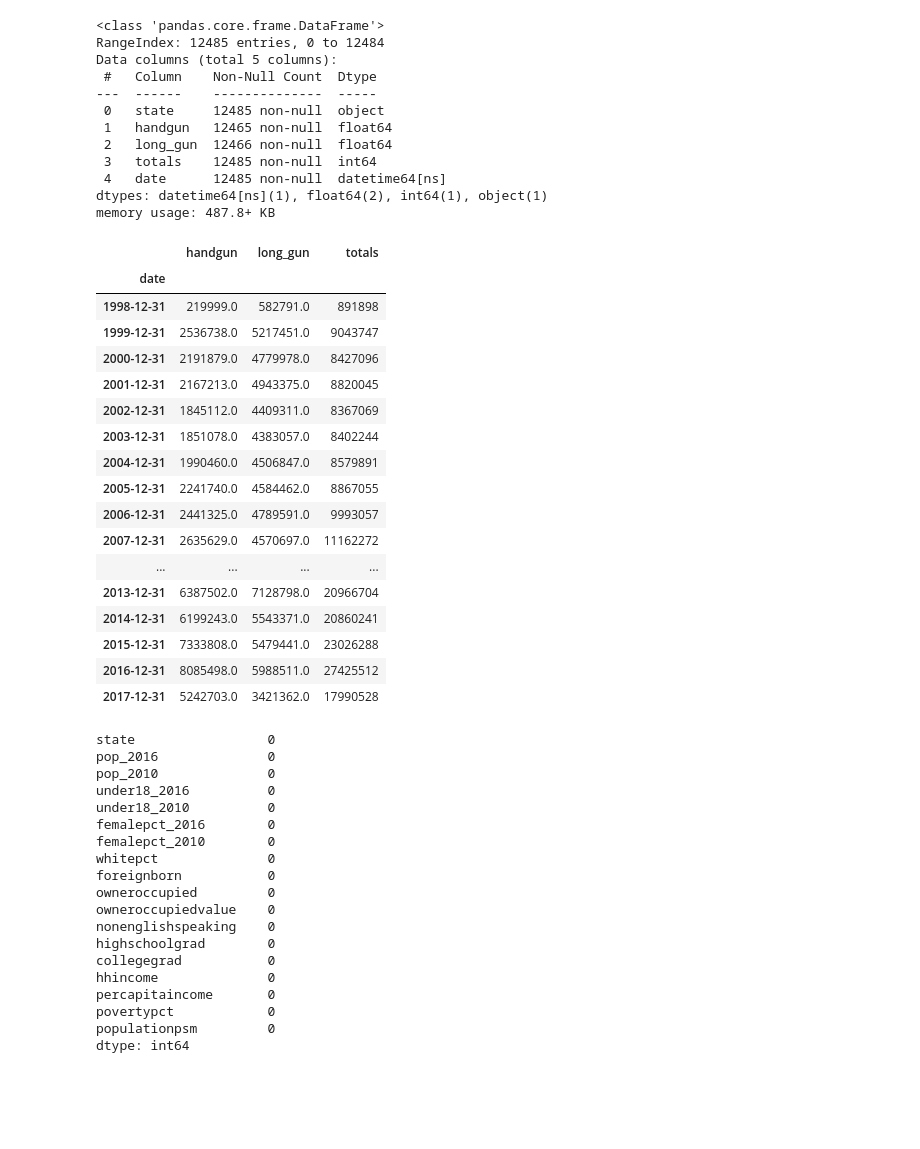
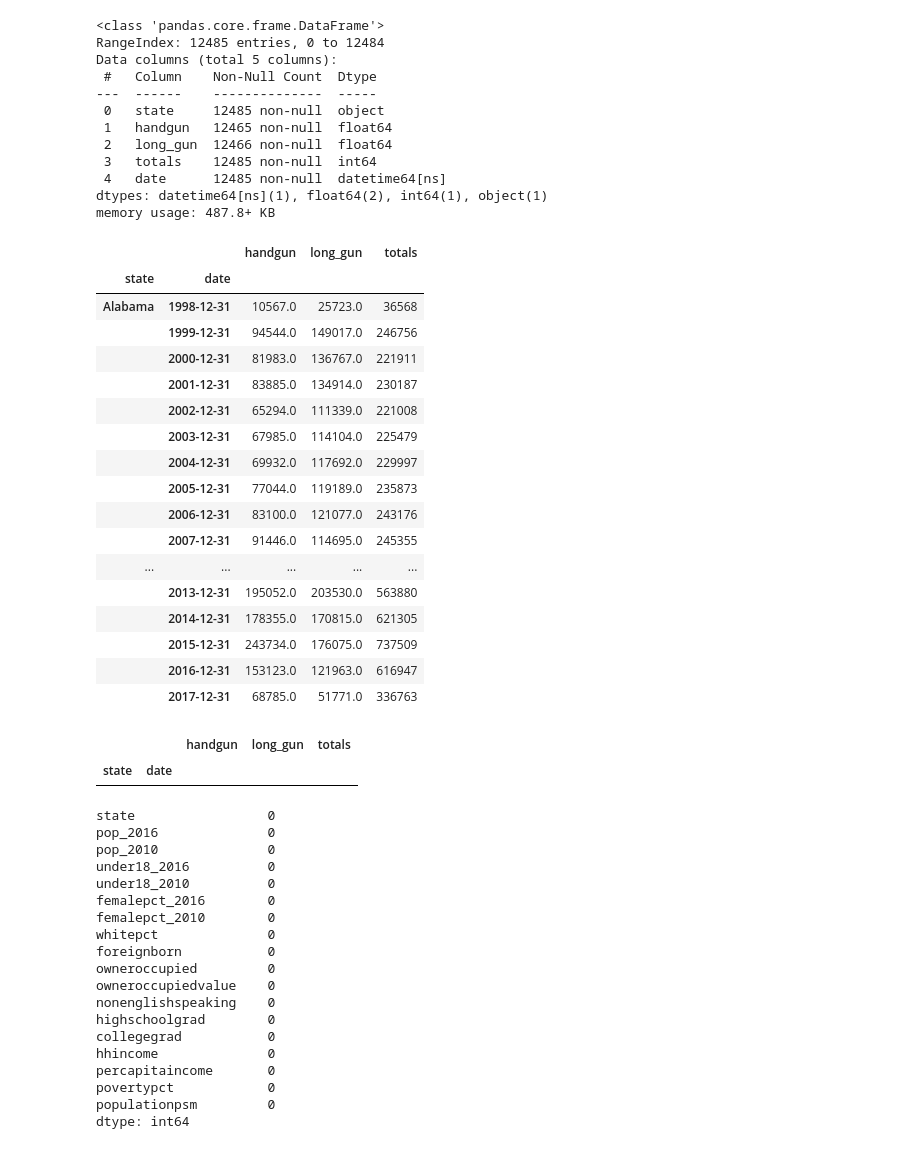
Before and after one commit to jonathanravel60/dataanalyst-p2, a Jupyter notebook: investigate-a-dataset-template-Copy4.ipynb, the cells around one changed output. Cells and saved outputs as stored; diff of their text form; code cells hidden in the pictures; blank space fills up the shorter version.

```diff
--- a/investigate-a-dataset-template-Copy4.ipynb
+++ b/investigate-a-dataset-template-Copy4.ipynb
@@ -344,24 +344,26 @@ Data columns (total 5 columns):
 dtypes: datetime64[ns](1), float64(2), int64(1), object(1)
 memory usage: 487.8+ KB
 # %%
-# Grouping gun data by year.
-df.groupby(pd.Grouper(key='date',freq='Y')).sum()
+# Group by state and year
+dfgroupby = df.groupby(['state', pd.Grouper(key='date',freq='Y')]).sum()
-# %% [output]
-|  | handgun | long_gun | totals |
-| date |  |  |  |
-| 1998-12-31 | 219999.0 | 582791.0 | 891898 |
-| 1999-12-31 | 2536738.0 | 5217451.0 | 9043747 |
-| 2000-12-31 | 2191879.0 | 4779978.0 | 8427096 |
-| 2001-12-31 | 2167213.0 | 4943375.0 | 8820045 |
-| 2002-12-31 | 1845112.0 | 4409311.0 | 8367069 |
-| 2003-12-31 | 1851078.0 | 4383057.0 | 8402244 |
-| 2004-12-31 | 1990460.0 | 4506847.0 | 8579891 |
-| 2005-12-31 | 2241740.0 | 4584462.0 | 8867055 |
-| 2006-12-31 | 2441325.0 | 4789591.0 | 9993057 |
-| 2007-12-31 | 2635629.0 | 4570697.0 | 11162272 |
-| ... | ... | ... | ... |
-| 2013-12-31 | 6387502.0 | 7128798.0 | 20966704 |
-| 2014-12-31 | 6199243.0 | 5543371.0 | 20860241 |
-| 2015-12-31 | 7333808.0 | 5479441.0 | 23026288 |
-| 2016-12-31 | 8085498.0 | 5988511.0 | 27425512 |
-| 2017-12-31 | 5242703.0 | 3421362.0 | 17990528 |
+# %%
+dfgroupby.head(20)
+# %% [output]
+|  |  | handgun | long_gun | totals |
+| state | date |  |  |  |
+| Alabama | 1998-12-31 | 10567.0 | 25723.0 | 36568 |
+|  | 1999-12-31 | 94544.0 | 149017.0 | 246756 |
+|  | 2000-12-31 | 81983.0 | 136767.0 | 221911 |
+|  | 2001-12-31 | 83885.0 | 134914.0 | 230187 |
+|  | 2002-12-31 | 65294.0 | 111339.0 | 221008 |
+|  | 2003-12-31 | 67985.0 | 114104.0 | 225479 |
+|  | 2004-12-31 | 69932.0 | 117692.0 | 229997 |
+|  | 2005-12-31 | 77044.0 | 119189.0 | 235873 |
+|  | 2006-12-31 | 83100.0 | 121077.0 | 243176 |
+|  | 2007-12-31 | 91446.0 | 114695.0 | 245355 |
+| ... | ... | ... | ... | ... |
+|  | 2013-12-31 | 195052.0 | 203530.0 | 563880 |
+|  | 2014-12-31 | 178355.0 | 170815.0 | 621305 |
+|  | 2015-12-31 | 243734.0 | 176075.0 | 737509 |
+|  | 2016-12-31 | 153123.0 | 121963.0 | 616947 |
+|  | 2017-12-31 | 68785.0 | 51771.0 | 336763 |
@@ -368,3 +372,8 @@ df.groupby(pd.Grouper(key='date',freq='Y')).sum()
+# %%
+data2016.head()
+# %% [output]
+|  |  | handgun | long_gun | totals |
+| state | date |  |  |  |
 # %%
 # Since the census data has a few values for both 2010 and 2016, and many of the demographics are through 2015, we can select
 # these years for data.
```
Also changed, not shown: parts of 3 cells of this notebook.
